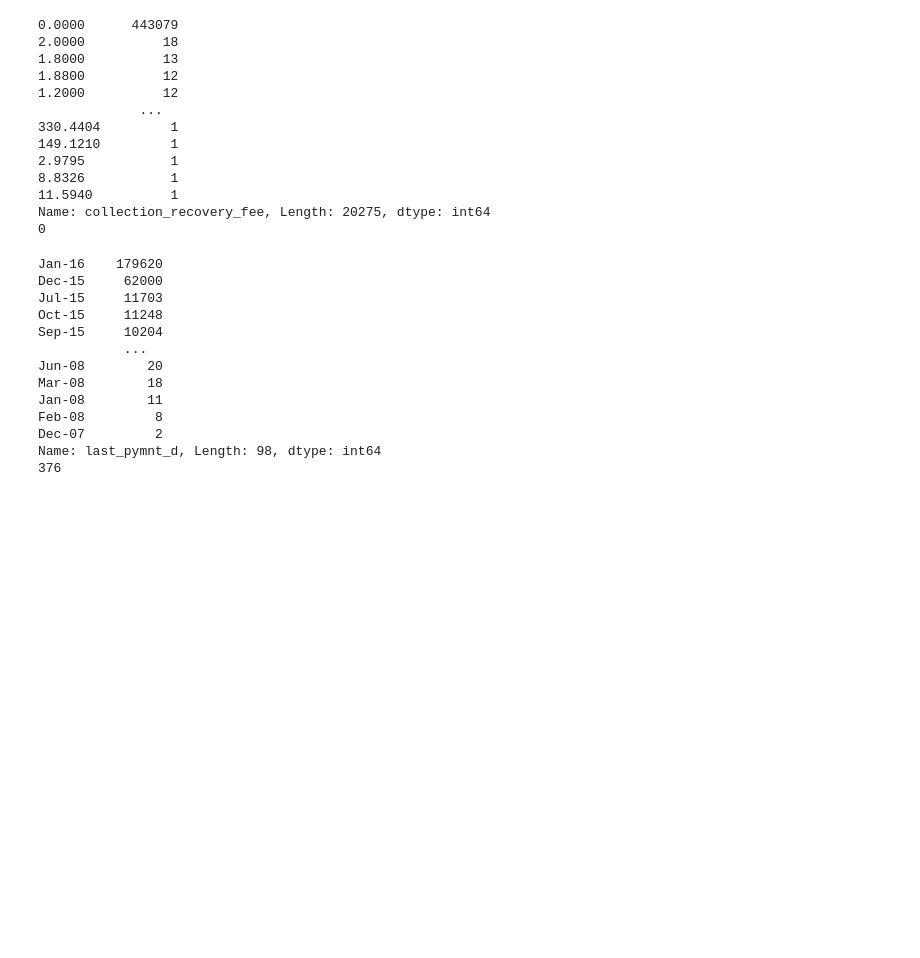
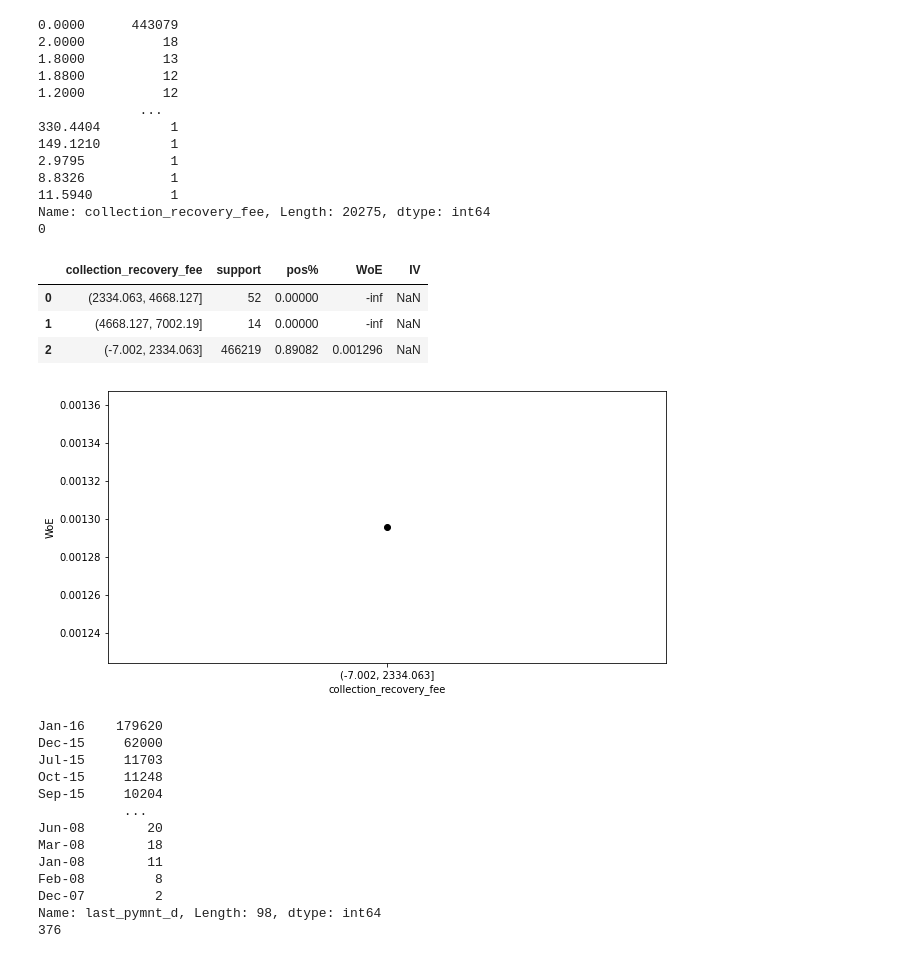
Before and after one commit to Ach113/Loan-Approval-Scoring-System, a Jupyter notebook: LoanApprovalScoring.ipynb, the cells around one changed output. Saved outputs shown, nothing was run; the diff lists cells and outputs as text; code cells hidden in the pictures; blank space fills up the shorter version.

```diff
--- a/LoanApprovalScoring.ipynb
+++ b/LoanApprovalScoring.ipynb
@@ -1082,6 +1078,17 @@ print(data['collection_recovery_fee'].isnull().sum())
 11.5940          1
 Name: collection_recovery_fee, Length: 20275, dtype: int64
 0
+# %%
+X_woe['collection_recovery_fee'] = pd.cut(data['collection_recovery_fee'], 3)
+df_temp = calculate_woe(X_woe, 'collection_recovery_fee', data['loan_status'])
+plot_woe(df_temp)
+df_temp
+# %% [output]
+|  | collection_recovery_fee | support | pos% | WoE | IV |
+| 0 | (2334.063, 4668.127] | 52 | 0.00000 | -inf | NaN |
+| 1 | (4668.127, 7002.19] | 14 | 0.00000 | -inf | NaN |
+| 2 | (-7.002, 2334.063] | 466219 | 0.89082 | 0.001296 | NaN |
+[figure, added]
 # %%
 print(data['last_pymnt_d'].value_counts())
 print(data['last_pymnt_d'].isnull().sum())
```
Also changed, not shown: parts of 28 cells of this notebook.
